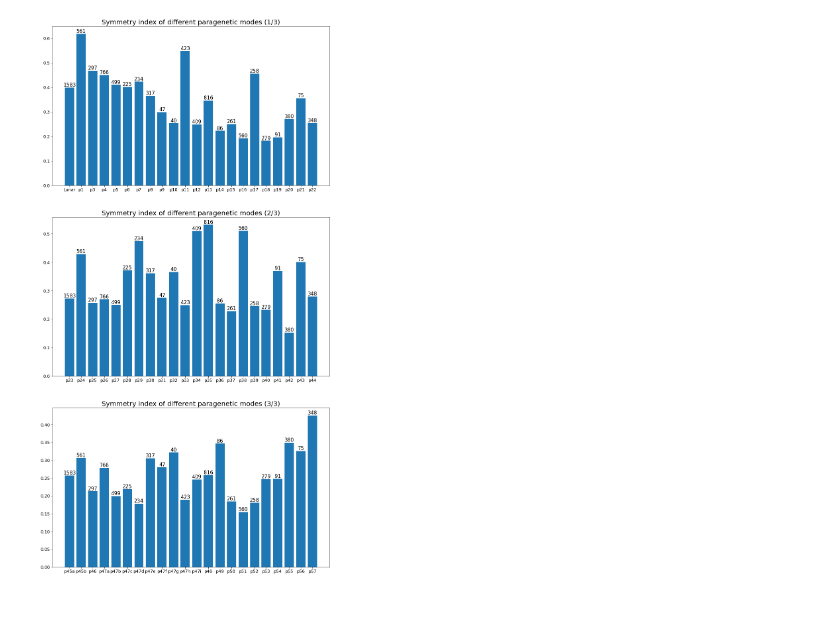
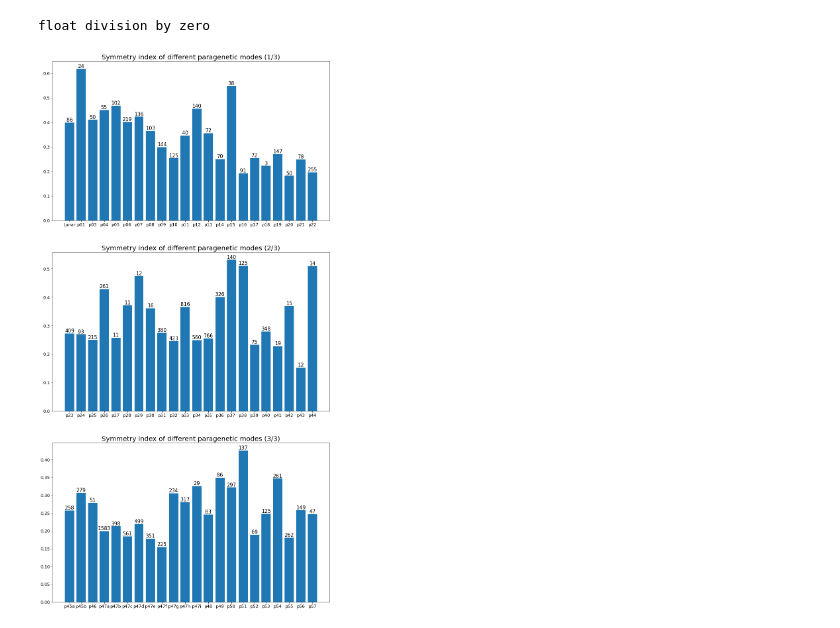
Before and after one commit to NoaVidovic/pgm-symmetry-analysis, a Jupyter notebook: data_analysis.ipynb, the cells around one changed output. Drawn from its saved outputs; the diff is of its cells as text; code cells hidden in the pictures.

```diff
--- a/data_analysis.ipynb
+++ b/data_analysis.ipynb
@@ -54,10 +53,12 @@ for p in minerals_in_pgm.keys():
 
     try:
         pgm_symmetry_indices[p] = pgm_sym_ind / symmetry_indices['cubic'] / num_minerals
-    except:
-        pass
+    except Exception as e:
+        print(e)
 
     pgm_populations[p] = pgm_pop
     n_minerals_in_pgm[p] = num_minerals
 
-pgm_symmetry_indices = { p: pgm_symmetry_indices[p] for p in natsorted(pgm_symmetry_indices) }
+pgm_symmetry_indices = { p: pgm_symmetry_indices[p] for p in sorted(pgm_symmetry_indices) }
+# %% [output]
+float division by zero
@@ -64,26 +88,33 @@ pgm_symmetry_indices = { p: pgm_symmetry_indices[p] for p in natsorted(pgm_symme
 # %%
-pgm_names = list(pgm_symmetry_indices.keys())
+def plot(ordering, name, n_plots=3, nums=False):
+    fig, ax = plt.subplots(n_plots, figsize=(15, 30))
+    l = len(ordering)//n_plots
 
-n_plots = 3
-fig, ax = plt.subplots(n_plots, figsize=(15, 30))
-l = len(pgm_symmetry_indices.keys())//n_plots
+    if len(ordering) % n_plots != 0:
+        l += 1
 
-for i in range(n_plots):
-    s, e = i*l, (i+1)*l
+    for i in range(n_plots):
+        s, e = i*l, (i+1)*l
 
-    bars = ax[i].bar(range(l), { pgm_symmetry_indices[p] for p in pgm_names[s:e] })
-    ax[i].set_xticks(range(l), labels=pgm_names[s:e])
-    ax[i].tick_params(axis='both', labelsize=FS_TICK)
-    ax[i].set_title(f'Symmetry index of different paragenetic modes ({i+1}/{n_plots})', fontsize=FS_TITLE)
+        r = len(ordering[s:e])
+        bars = ax[i].bar(range(r), [ pgm_symmetry_indices[p] for p in ordering[s:e] ])
+        ax[i].set_xticks(range(r), labels=ordering[s:e])
+        ax[i].tick_params(axis='both', labelsize=FS_TICK)
+        ax[i].set_title(f'Symmetry index of different paragenetic modes ({i+1}/{n_plots})', fontsize=FS_TITLE)
 
-# [ print(f'{p}:\t {sym:.3f}') for p, sym in pgm_symmetry_indices.items() ]
+    # [ print(f'{p}:\t {sym:.3f}') for p, sym in pgm_symmetry_indices.items() ]
 
-    for n_minerals, bar in zip(n_minerals_in_pgm.values(), bars):
-        ax[i].text(bar.get_x() + bar.get_width()/2, bar.get_height(),
-                   f'{n_minerals}',
-                   ha='center', va='bottom', fontsize=FS_SAMPLE
-                  )
+        if nums:
+            for n_minerals, bar in zip([ n_minerals_in_pgm[p] for p in ordering[s:e] ], bars):
+                ax[i].text(bar.get_x() + bar.get_width()/2, bar.get_height(),
+                           f'{n_minerals}',
+                           ha='center', va='bottom', fontsize=FS_SAMPLE
+                          )
 
-plt.savefig('results/graph_pgm.png')
+    plt.savefig(f'results/{name}.png')
+
+default_ordering = list(pgm_symmetry_indices.keys())[1:]
-# %% [output]
-[figure, removed]
+# %%
+plot(['Lunar'] + default_ordering, 'graph_pgm', nums=True)
+# %% [output]
+[figure, added]
```
Also changed, not shown: parts of 8 cells of this notebook, 3 other files.
